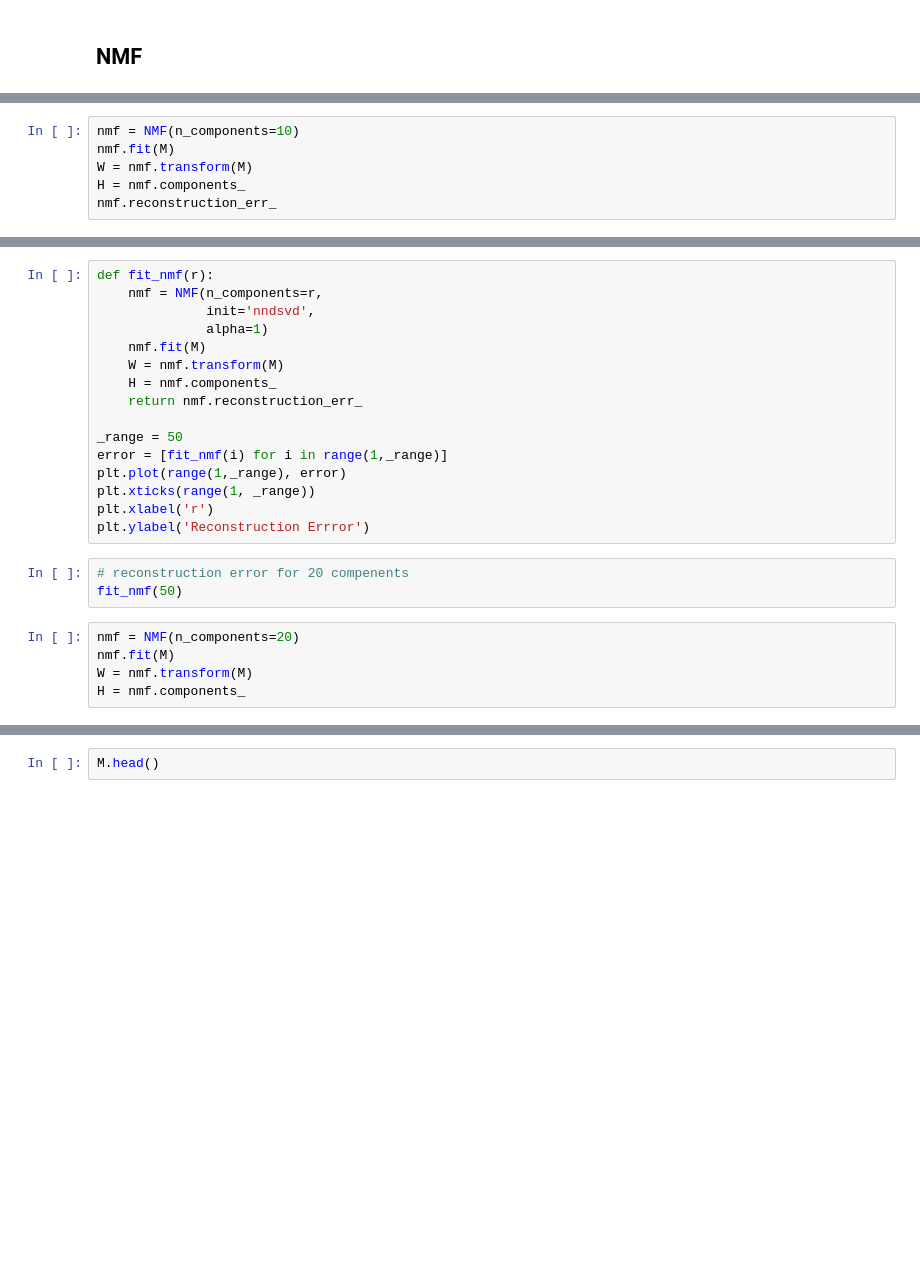
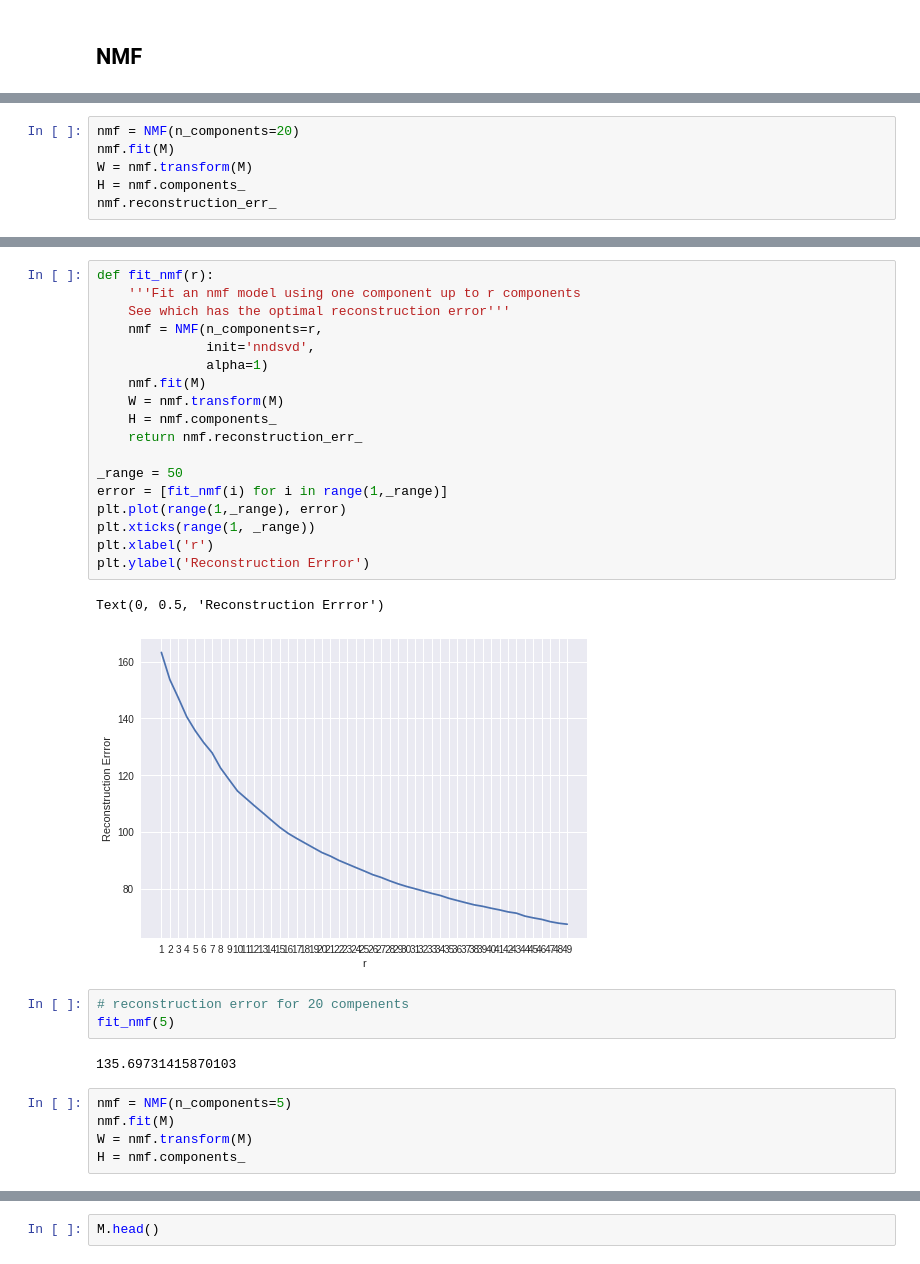
Before and after one commit to sn-ekstrand/content-based-anime-recommender, a Jupyter notebook: dimensionality_reduction.ipynb, the cells around one changed output, grey strips where cells are left out. Cells and saved outputs as stored; diff of their text form; blank space fills up the shorter version.

```diff
--- a/PCA_notebook.ipynb
+++ b/dimensionality_reduction.ipynb
@@ -468,5 +490,5 @@ M
 # %%
-nmf = NMF(n_components=10)
+nmf = NMF(n_components=20)
 nmf.fit(M)
 W = nmf.transform(M)
 H = nmf.components_
@@ -478,24 +506,31 @@ H.shape
 # %%
 def fit_nmf(r):
+    '''Fit an nmf model using one component up to r components
+    See which has the optimal reconstruction error'''
     nmf = NMF(n_components=r,
               init='nndsvd',
               alpha=1)
     nmf.fit(M)
     W = nmf.transform(M)
     H = nmf.components_
     return nmf.reconstruction_err_
 
 _range = 50
 error = [fit_nmf(i) for i in range(1,_range)]
 plt.plot(range(1,_range), error)
 plt.xticks(range(1, _range))
 plt.xlabel('r')
 plt.ylabel('Reconstruction Errror')
+# %% [output]
+Text(0, 0.5, 'Reconstruction Errror')
+[figure, added]
 # %%
 # reconstruction error for 20 compenents
-fit_nmf(50)
+fit_nmf(5)
+# %% [output]
+135.69731415870103
 # %%
-nmf = NMF(n_components=20)
+nmf = NMF(n_components=5)
 nmf.fit(M)
 W = nmf.transform(M)
 H = nmf.components_
```
Also changed, not shown: parts of 18 cells of this notebook.
